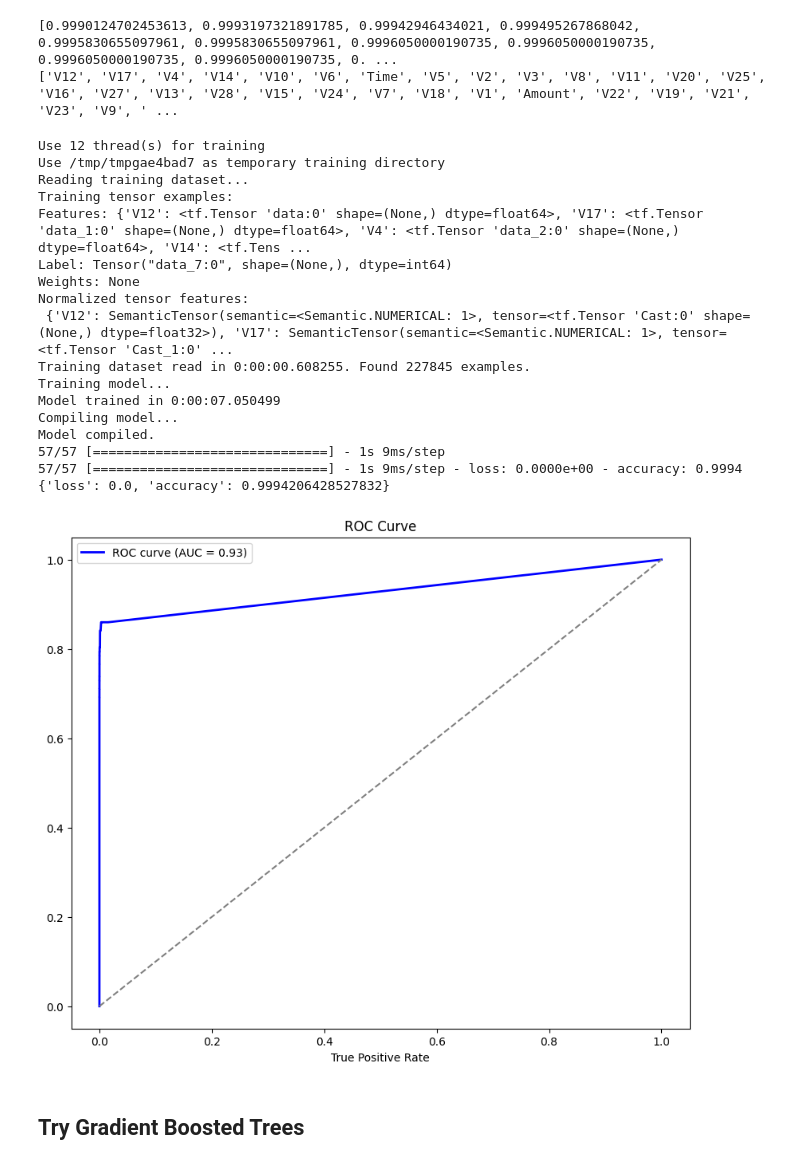
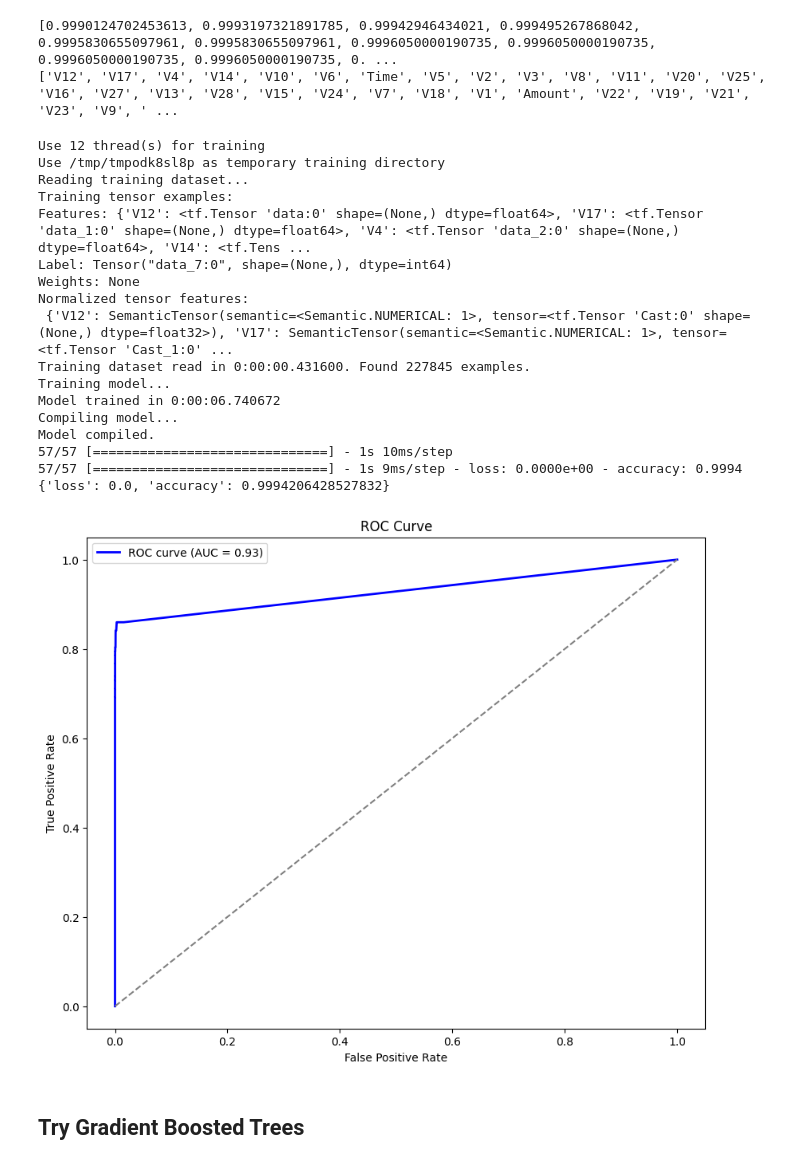
Before and after one commit to flopez0294/CSE176MLProject, a Jupyter notebook: pt3Classification.ipynb, the cells around one changed output. Cells and saved outputs as stored; diff of their text form; code cells hidden in the pictures.

```diff
--- a/pt3Classification.ipynb
+++ b/pt3Classification.ipynb
@@ -273,6 +291,8 @@ print(subset_selection)
 [0.9990124702453613, 0.9993197321891785, 0.99942946434021, 0.999495267868042, 0.9995830655097961, 0.9995830655097961, 0.9996050000190735, 0.9996050000190735, 0.9996050000190735, 0.9996050000190735, 0. ...
 ['V12', 'V17', 'V4', 'V14', 'V10', 'V6', 'Time', 'V5', 'V2', 'V3', 'V8', 'V11', 'V20', 'V25', 'V16', 'V27', 'V13', 'V28', 'V15', 'V24', 'V7', 'V18', 'V1', 'Amount', 'V22', 'V19', 'V21', 'V23', 'V9', ' ...
 # %%
+# So WE dont have to rerun the module above it took close to an hour the last time it was ran
+subset_selection = ['V12', 'V17', 'V4', 'V14', 'V10', 'V6', 'Time', 'V5', 'V2', 'V3', 'V8', 'V11', 'V20', 'V25', 'V16', 'V27', 'V13', 'V28', 'V15', 'V24', 'V7', 'V18', 'V1', 'Amount', 'V22', 'V19', 'V21', 'V23', 'V9', 'V26']
 subList = subset_selection[0:7]
 one_x_train = x_train[subList].copy()
 one_x_test = x_test[subList].copy()
@@ -287,39 +307,39 @@ model_1.fit(one_train_ds)
 
 preds_1 = model_1.predict(one_test_ds)
 
 model_1.compile(metrics=['accuracy'])
 evaluation = model_1.evaluate(one_test_ds, return_dict=True, use_multiprocessing=True)
 print(evaluation)
 
 fpr, tpr, thresholds = roc_curve(y_test, preds_1)
 roc_auc = auc(fpr, tpr)
 plt.figure(figsize=(10, 8))
 plt.plot(fpr,tpr, color='blue', lw=2, label=f'ROC curve (AUC = {roc_auc:.2f})')
 plt.plot([0,1], [0,1], color='gray', linestyle='--')
 plt.xlabel('False Positive Rate')
-plt.xlabel('True Positive Rate')
+plt.ylabel('True Positive Rate')
 plt.legend()
 plt.title('ROC Curve')
 plt.show()
 # %% [output]
 Use 12 thread(s) for training
-Use /tmp/tmpgae4bad7 as temporary training directory
+Use /tmp/tmpodk8sl8p as temporary training directory
 Reading training dataset...
 Training tensor examples:
 Features: {'V12': <tf.Tensor 'data:0' shape=(None,) dtype=float64>, 'V17': <tf.Tensor 'data_1:0' shape=(None,) dtype=float64>, 'V4': <tf.Tensor 'data_2:0' shape=(None,) dtype=float64>, 'V14': <tf.Tens ...
 Label: Tensor("data_7:0", shape=(None,), dtype=int64)
 Weights: None
 Normalized tensor features:
  {'V12': SemanticTensor(semantic=<Semantic.NUMERICAL: 1>, tensor=<tf.Tensor 'Cast:0' shape=(None,) dtype=float32>), 'V17': SemanticTensor(semantic=<Semantic.NUMERICAL: 1>, tensor=<tf.Tensor 'Cast_1:0' ...
-Training dataset read in 0:00:00.608255. Found 227845 examples.
+Training dataset read in 0:00:00.431600. Found 227845 examples.
 Training model...
-Model trained in 0:00:07.050499
+Model trained in 0:00:06.740672
 Compiling model...
 Model compiled.
-57/57 [==============================] - 1s 9ms/step
+57/57 [==============================] - 1s 10ms/step
 57/57 [==============================] - 1s 9ms/step - loss: 0.0000e+00 - accuracy: 0.9994
 {'loss': 0.0, 'accuracy': 0.9994206428527832}
-[figure, old version]
+[figure, new version]
 # %% [markdown]
 ## Try Gradient Boosted Trees
 # %%
```
Also changed, not shown: parts of 13 cells of this notebook.
